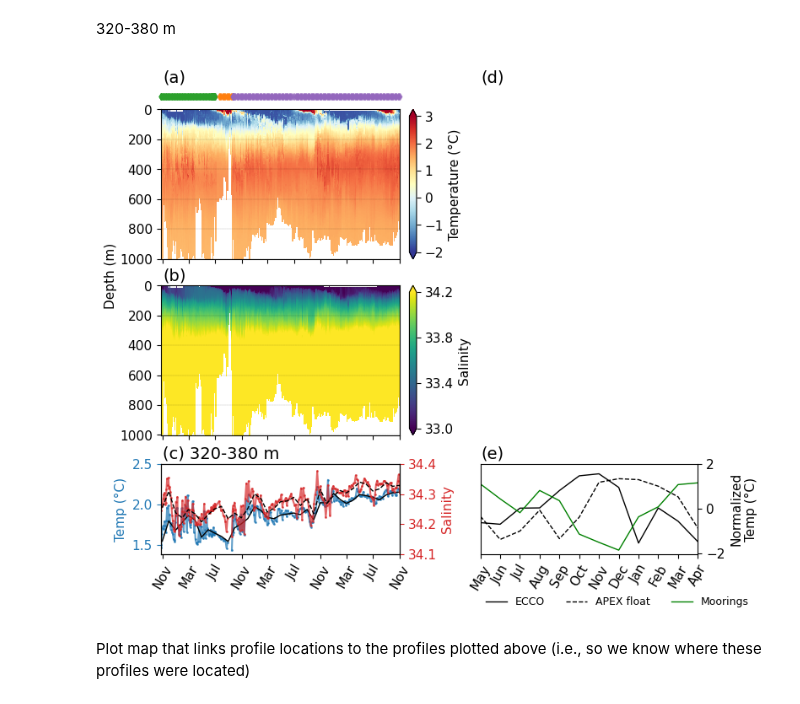
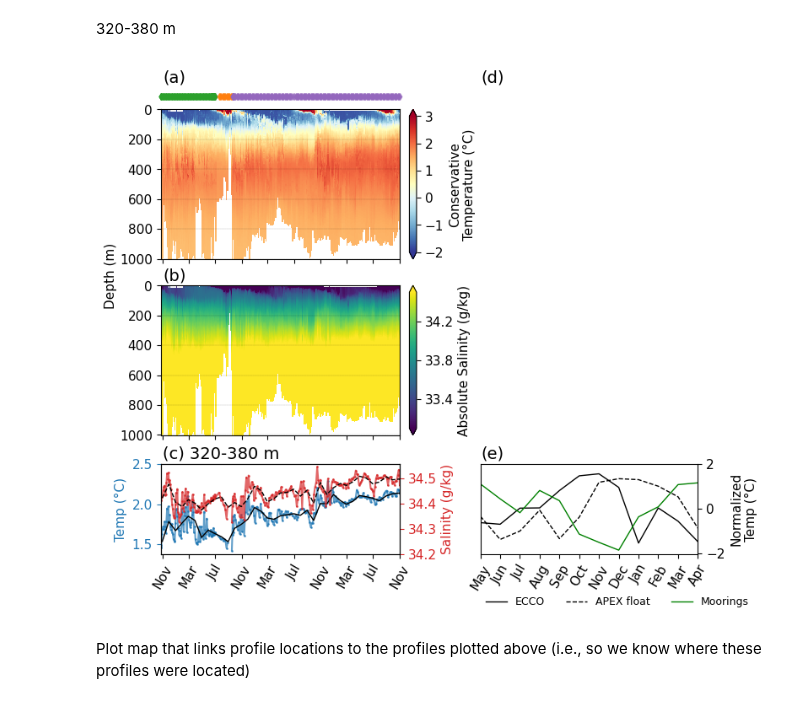
Before and after one commit to mjzahn/OMG_Narwhals_hydrography-manuscript, a Jupyter notebook: 02_analyses-and-plots/float_analyses/Melville_floats_plot.ipynb, the cells around one changed output. Drawn from its saved outputs; the diff is of its cells as text; code cells hidden in the pictures.

Commit message:
updated to teos-10 standards

```diff
--- a/02_analyses-and-plots/float_analyses/Melville_floats_plot.ipynb
+++ b/02_analyses-and-plots/float_analyses/Melville_floats_plot.ipynb
@@ -99,9 +100,25 @@ F9444_data_ds_fill_interp.to_netcdf(apex_dir / 'F9444/APEX_F9444_profiles_binned
 Open datasets with interpolated lat/lon locations
 # %%
 # Read in APEX float datasets
-apex_dir = Path('H:/PhD_chap3/data/OMG_Float_data/OMG_APEX_Float_Data/APEX')
+apex_dir = Path('/Volumes/OMGNarwhals/PhD_chap3/data/OMG_Float_Data/OMG_APEX_Float_Data/APEX/')
 F9185_data_ds = xr.open_dataset(apex_dir / 'F9185/APEX_F9185_profiles_binned_gps-interpolation.nc')
 F9444_data_ds = xr.open_dataset(apex_dir / 'F9444/APEX_F9444_profiles_binned_gps-interpolation.nc')
+# %%
+# convert to TEOS-10 standards
+
+# absolute salinity
+SA = gsw.conversions.SA_from_SP(F9185_data_ds.salinity,F9185_data_ds.pressure,F9185_data_ds.lon_interp,F9185_data_ds.lat_interp)
+# conservative temp
+CT = gsw.conversions.CT_from_t(SA,F9185_data_ds.temperature,F9185_data_ds.pressure)
+F9185_data_ds['temperature'] = CT
+F9185_data_ds['salinity'] = SA
+
+# absolute salinity
+SA = gsw.conversions.SA_from_SP(F9444_data_ds.salinity,F9444_data_ds.pressure,F9444_data_ds.lon_interp,F9444_data_ds.lat_interp)
+# conservative temp
+CT = gsw.conversions.CT_from_t(SA,F9444_data_ds.temperature,F9444_data_ds.pressure)
+F9444_data_ds['temperature'] = CT
+F9444_data_ds['salinity'] = SA
 # %% [markdown]
 ### Plot temperature for each float
 # %%
@@ -273,7 +290,7 @@ F9185_data_north_ds  = F9185_data_ds.sel(date=slice('2021-07-03',F9444_data_ds.d
 # %% [markdown]
 Load combined float dataset
 # %%
-melville_float_ds = xr.open_dataset('H:/PhD_chap3/data/OMG_Float_Data/melville_apex_float_2020to2023.nc')
+melville_float_ds = xr.open_dataset('/Users/mariezahn/Documents/Work/PhD/Chapter_3/data/OMG_Float_Data/melville_apex_float_2020to2023.nc')
 # %% [markdown]
 Now plot temperature and salinity profiles for combined dataset but have a color-coded label that corresponds to a map so we know which profiles were outside of the trough
 # %%
@@ -538,14 +555,14 @@ axd['ax1'].scatter(F9444_data_ds_filter.date.values, [0]*len(F9444_data_ds_filte
 # temperature
 cb_temp = melville_float_ds.temperature.sel(depth_bins=slice(-1000,0)).plot(ax=axd['ax3'],vmin=-2,vmax=3,cmap='RdYlBu_r',add_colorbar=False,extend=True)
 # salinity
-cb_salt = melville_float_ds.salinity.sel(depth_bins=slice(-1000,0)).plot(ax=axd['ax4'],vmin=33,vmax=34.2,cmap='viridis',add_colorbar=False)
+cb_salt = melville_float_ds.salinity.sel(depth_bins=slice(-1000,0)).plot(ax=axd['ax4'],vmin=33.1,vmax=34.5,cmap='viridis',add_colorbar=False)
 
 # add colorbars
 axins_temp = inset_axes(axd['ax3'],width="3%",height="100%",loc="upper left",bbox_to_anchor=(1.04, 0., 1, 1),bbox_transform=axd['ax3'].transAxes,borderpad=0)
-cb = fig.colorbar(cb_temp, cax=axins_temp, ticks=np.arange(-2,4),extend='both',label='Temperature (°C)')
+cb = fig.colorbar(cb_temp, cax=axins_temp, ticks=np.arange(-2,4),extend='both',label='Conservative\nTemperature (°C)')
 
 axins_salt = inset_axes(axd['ax4'],width="3%",height="100%",loc="upper left",bbox_to_anchor=(1.04, 0., 1, 1),bbox_transform=axd['ax4'].transAxes,borderpad=0)
-cb = fig.colorbar(cb_salt, cax=axins_salt, ticks=np.arange(33,34.2,0.4),extend='both',label='Salinity')
+cb = fig.colorbar(cb_salt, cax=axins_salt, ticks=np.arange(33,34.2,0.4),extend='both',label='Absolute Salinity (g/kg)')
 
 #### Add depth averaged timeseries
 melville_float_ds_select = melville_float_ds.sel(depth_bins=slice(-380,-320)).mean(dim='depth_bins', skipna=True)
@@ -583,38 +600,38 @@ axd['ax6'].set_xticks(months, ['Nov','Mar','Jul','Nov','Mar','Jul','Nov','Mar','
                       rotation=60, horizontalalignment = 'center');
 axd['ax6'].set_ylabel("Temp (°C)", color='tab:blue')
 axd['ax6'].tick_params(axis='y', colors='tab:blue')
-ax6_twin.set_yticks([34.1,34.2,34.3,34.4])
-ax6_twin.set_ylabel("Salinity", color='tab:red')
+ax6_twin.set_yticks([34.2,34.3,34.4,34.5])
+ax6_twin.set_ylabel("Salinity (g/kg)", color='tab:red')
 ax6_twin.tick_params(axis='y', colors='tab:red')
 
 # add comparison between ecco, float, and mooring data
 theta_row150_month_320m_norm.theta.plot(ax=axd['ax7'],color='k', linestyle='solid',linewidth=1,label='ECCO')
 apex_temp_month_320m_norm.temperature.plot(ax=axd['ax7'],color='k', linestyle='dashed',linewidth=1,label='APEX float')
 mooring_temp_month_320m_norm.temperature.plot(ax=axd['ax7'],color='g', linestyle='solid',linewidth=1,label='Moorings')
 
 axd['ax7'].set_yticks([-2,0,2])
 axd['ax7'].margins(x=0)
 axd['ax7'].set_ylabel("Normalized\nTemp (°C)")
 axd['ax7'].set_xlabel("")
 axd['ax7'].yaxis.set_label_position("right")
 axd['ax7'].yaxis.tick_right()
 axd['ax7'].set_xticks(theta_row150_month_320m_norm.month.values,theta_row150_month_320m_norm.month.values,
                       rotation=60, horizontalalignment = 'center');
 
 axd['ax7'].legend(loc="lower left",fontsize=9,ncol=3,bbox_to_anchor=[-0.02, -0.7],frameon=False);
 
 # add labels
 fig.text(0.08,1.02,('(a)'),size=14)
 fig.text(0.08,0.64,('(b)'),size=14)
 fig.text(0.08,0.3,('(c) 320-380 m'),size=14)
 fig.text(0.57,1.02,('(d)'),size=14);
 fig.text(0.57,0.3,('(e)'),size=14)
 
 axd['ax5'].axis('off');
 
-plt.savefig("C:/Users/marie/Documents/PhD/Chapter_3/OMG_manuscript_Github/OMG_Narwhals_hydrography-manuscript/02_analyses-and-plots/figures/APEX_float_profiles_multiplot.png", bbox_inches='tight', dpi=300, facecolor='white');
+plt.savefig("/Users/mariezahn/Documents/Work/PhD/Chapter_3/OMG_manuscript_Github/OMG_Narwhals_hydrography-manuscript/02_analyses-and-plots/figures/APEX_float_profiles_multiplot.png", bbox_inches='tight', dpi=300, facecolor='white');
 # %% [output]
-[figure, old version]
+[figure, new version]
 # %% [markdown]
 Plot map that links profile locations to the profiles plotted above (i.e., so we know where these profiles were located)
 # %%
```
Also changed, not shown: parts of 13 cells of this notebook, 11 other files.
